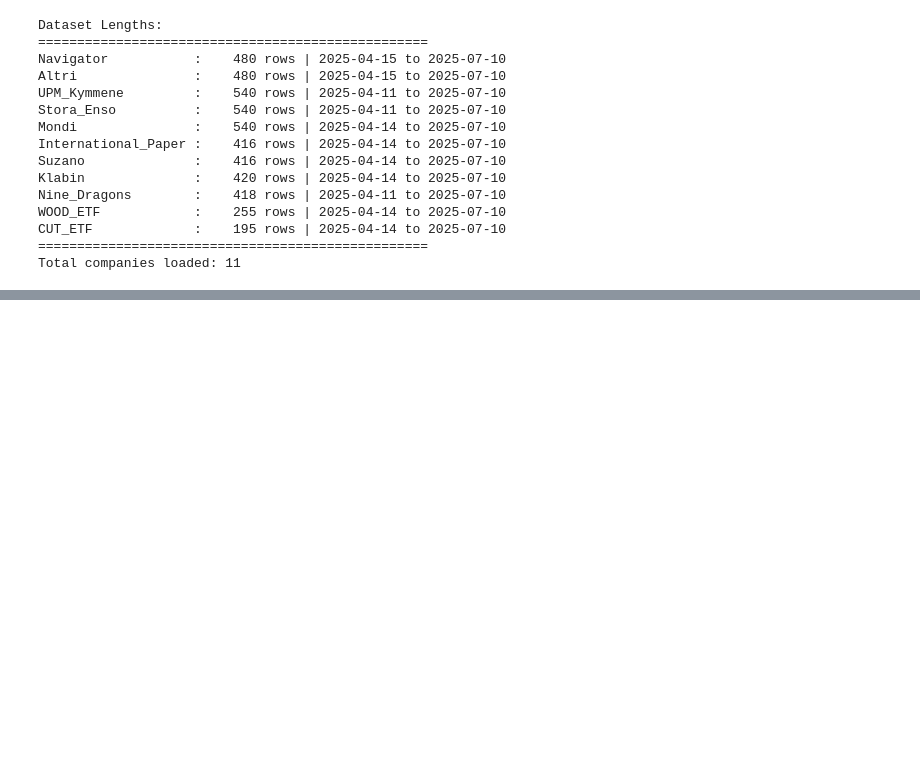
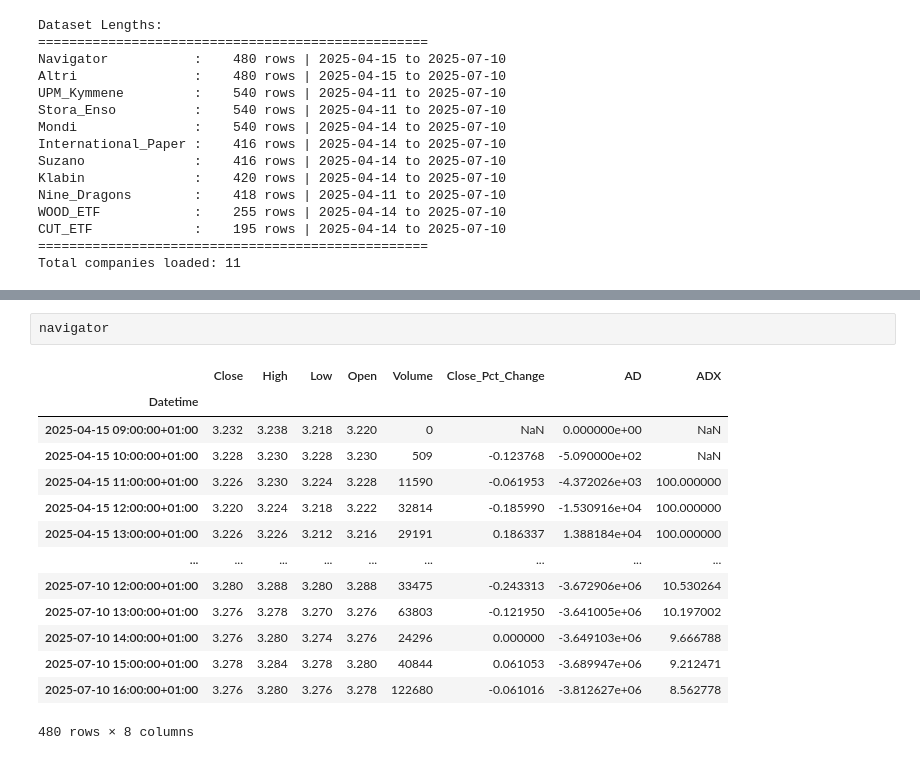
Before and after one commit to Notplays/Financial-trading-trees, a Jupyter notebook: notebook.ipynb, the cells around one changed output, grey strips where cells are left out. Cells and saved outputs as stored; diff of their text form; blank space fills up the shorter version.

```diff
--- a/notebook.ipynb
+++ b/notebook.ipynb
@@ -184,0 +443,17 @@ Total companies loaded: 11
+# %%
+navigator
+# %% [output]
+|  | Close | High | Low | Open | Volume | Close_Pct_Change | AD | ADX |
+| Datetime |  |  |  |  |  |  |  |  |
+| 2025-04-15 09:00:00+01:00 | 3.232 | 3.238 | 3.218 | 3.220 | 0 | NaN | 0.000000e+00 | NaN |
+| 2025-04-15 10:00:00+01:00 | 3.228 | 3.230 | 3.228 | 3.230 | 509 | -0.123768 | -5.090000e+02 | NaN |
+| 2025-04-15 11:00:00+01:00 | 3.226 | 3.230 | 3.224 | 3.228 | 11590 | -0.061953 | -4.372026e+03 | 100.000000 |
+| 2025-04-15 12:00:00+01:00 | 3.220 | 3.224 | 3.218 | 3.222 | 32814 | -0.185990 | -1.530916e+04 | 100.000000 |
+| 2025-04-15 13:00:00+01:00 | 3.226 | 3.226 | 3.212 | 3.216 | 29191 | 0.186337 | 1.388184e+04 | 100.000000 |
+| ... | ... | ... | ... | ... | ... | ... | ... | ... |
+| 2025-07-10 12:00:00+01:00 | 3.280 | 3.288 | 3.280 | 3.288 | 33475 | -0.243313 | -3.672906e+06 | 10.530264 |
+| 2025-07-10 13:00:00+01:00 | 3.276 | 3.278 | 3.270 | 3.276 | 63803 | -0.121950 | -3.641005e+06 | 10.197002 |
+| 2025-07-10 14:00:00+01:00 | 3.276 | 3.280 | 3.274 | 3.276 | 24296 | 0.000000 | -3.649103e+06 | 9.666788 |
+| 2025-07-10 15:00:00+01:00 | 3.278 | 3.284 | 3.278 | 3.280 | 40844 | 0.061053 | -3.689947e+06 | 9.212471 |
+| 2025-07-10 16:00:00+01:00 | 3.276 | 3.280 | 3.276 | 3.278 | 122680 | -0.061016 | -3.812627e+06 | 8.562778 |
+480 rows × 8 columns
```
Also changed, not shown: parts of 11 cells of this notebook.
